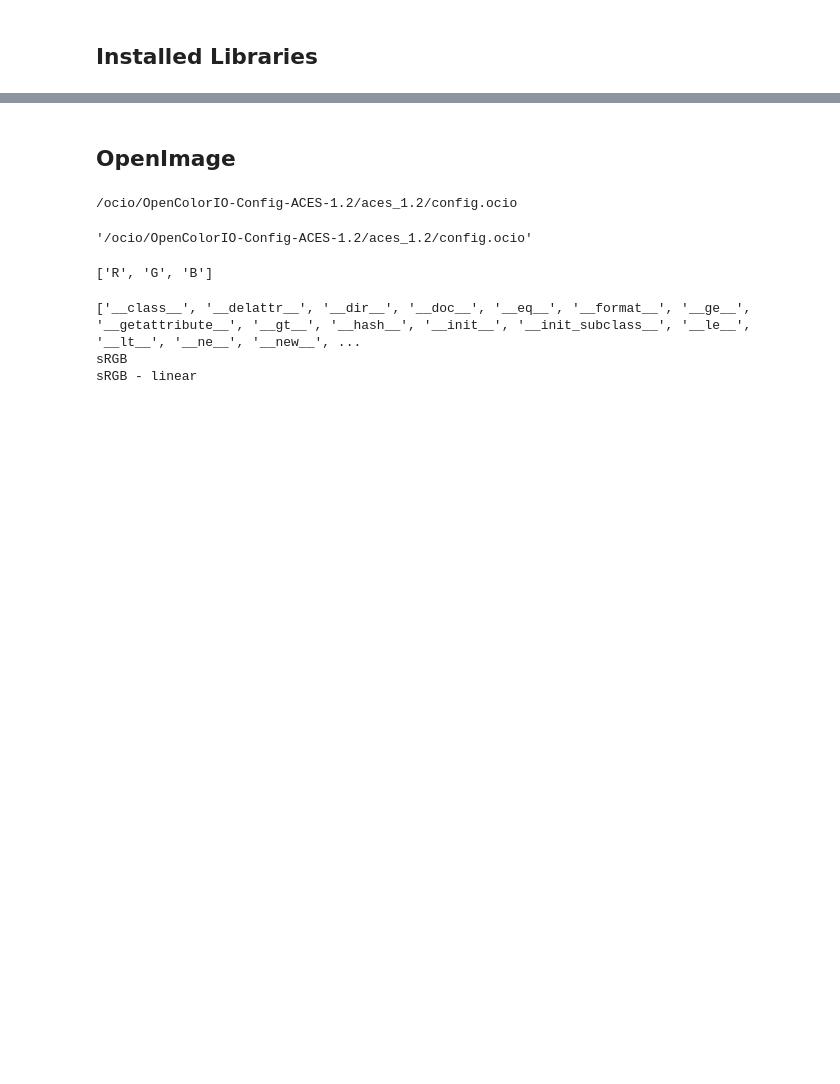
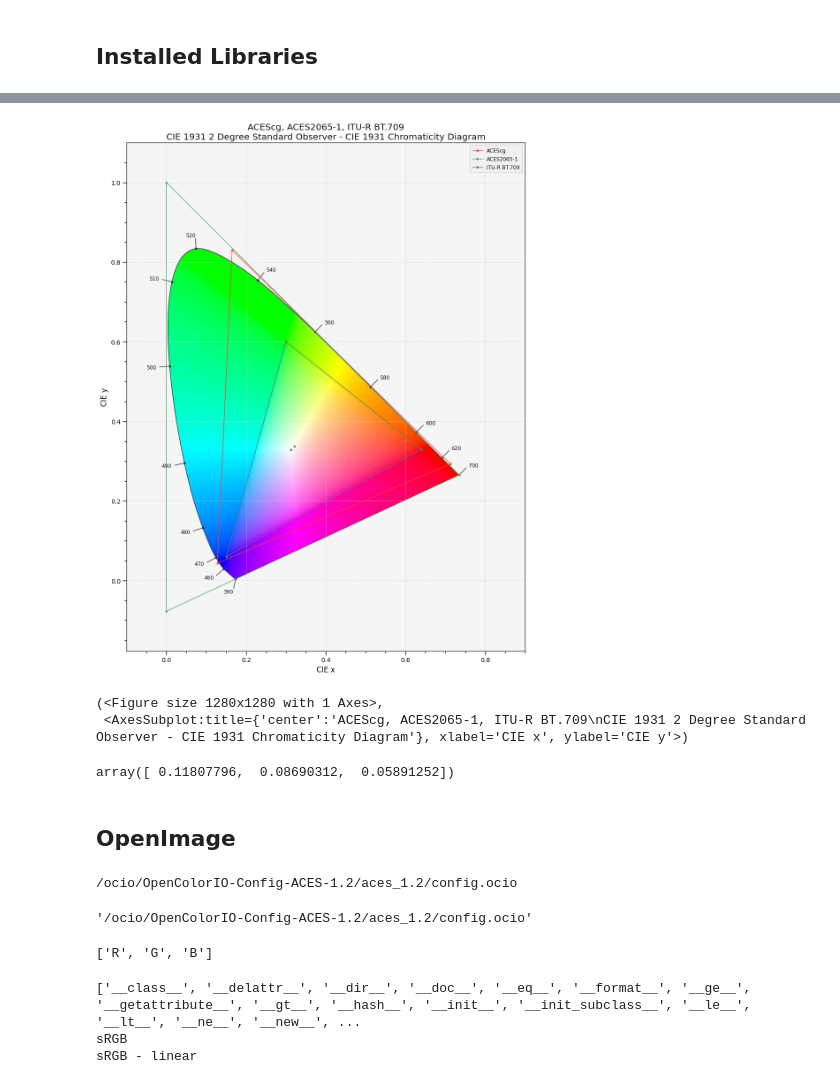
Before and after one commit to JakeGWater/JLab, a Jupyter notebook: jupyter/Overview.ipynb, the cells around one changed output, grey strips where cells are left out. Drawn from its saved outputs; the diff is of its cells as text; code cells hidden in the pictures; blank space fills up the shorter version.

```diff
--- a/jupyter/Overview.ipynb
+++ b/jupyter/Overview.ipynb
@@ -11,3 +40,20 @@ import jlab
+# %%
+from pprint import pprint
+
+colour.plotting.plot_RGB_colourspaces_in_chromaticity_diagram_CIE1931(["ACEScg", "ACES", "ITU-R BT.709"])
+# %% [output]
+[figure, added]
+(<Figure size 1280x1280 with 1 Axes>,
+ <AxesSubplot:title={'center':'ACEScg, ACES2065-1, ITU-R BT.709\nCIE 1931 2 Degree Standard Observer - CIE 1931 Chromaticity Diagram'}, xlabel='CIE x', ylabel='CIE y'>)
+# %%
+from colour import SDS_COLOURCHECKERS
+sd=SDS_COLOURCHECKERS['ColorChecker N Ohta']['dark skin']
+colour.sd_to_aces_relative_exposure_values(sd)
+colour.sd_to_aces_relative_exposure_values(sd,
+    apply_chromatic_adaptation=True)
+# colour.sd_to_aces_relative_exposure_values()
+# %% [output]
+array([ 0.11807796,  0.08690312,  0.05891252])
 # %% [markdown]
 ## OpenImage
 # %%
```
Also changed, not shown: parts of 5 cells of this notebook.
